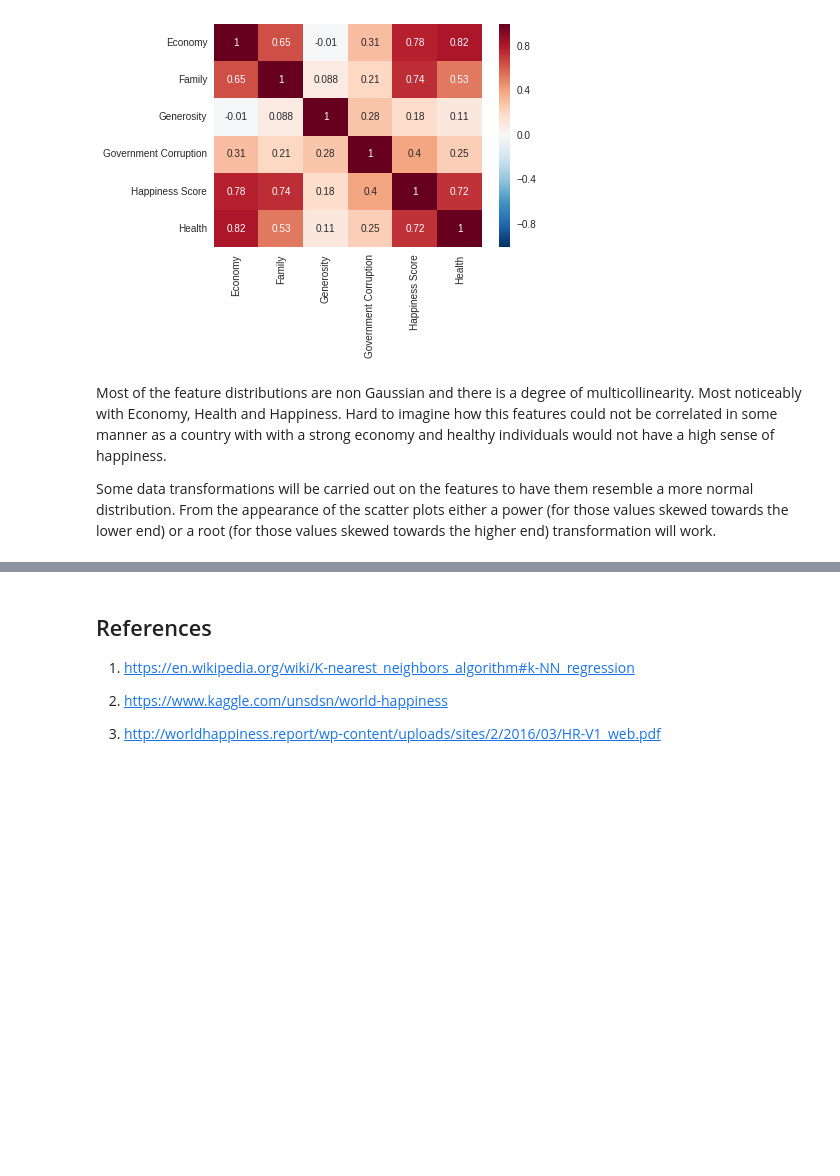
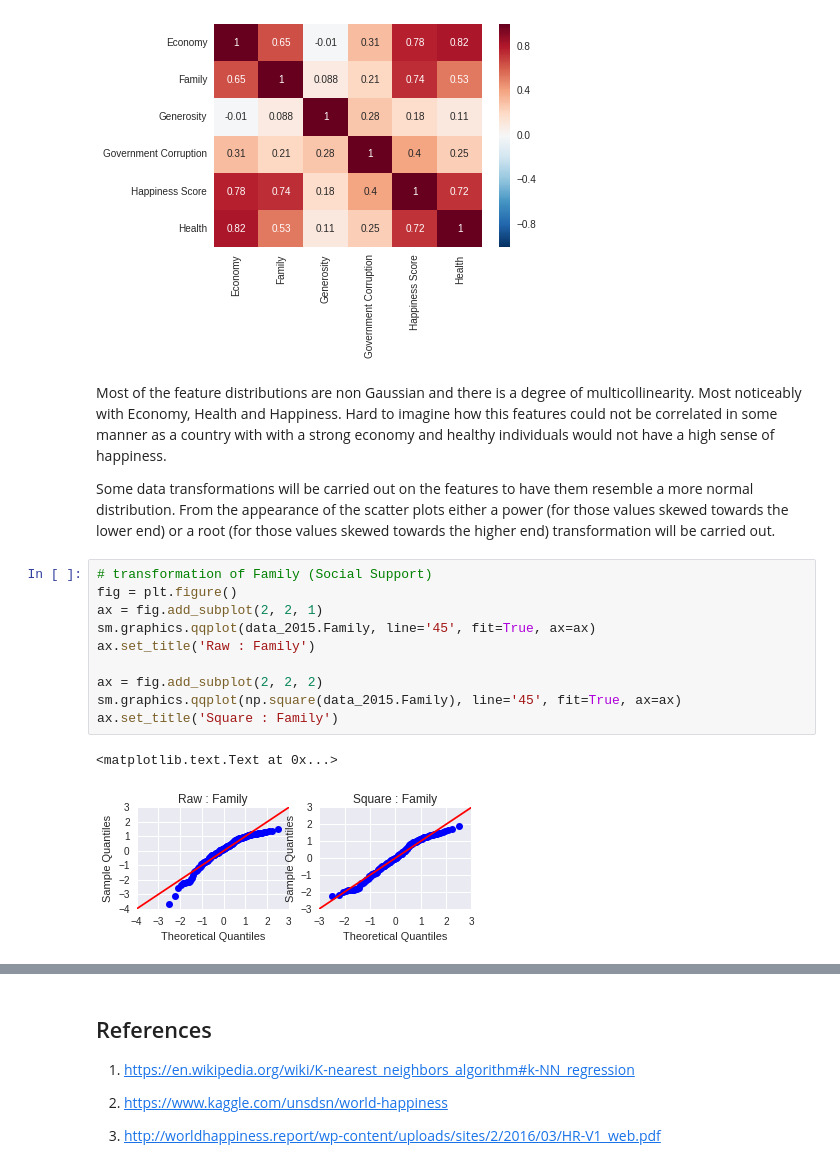
Before and after one commit to 315iah515/Thinkful-Notebooks, a Jupyter notebook: Bootcamp/SimilarityModels/Lesson1/RegressionModelComparison.ipynb, the cells around one changed output, grey strips where cells are left out. Cells and saved outputs as stored; diff of their text form; blank space fills up the shorter version.

Commit message:
completed preprocessing and transformation of happy data

```diff
--- a/Bootcamp/SimilarityModels/Lesson1/RegressionModelComparison.ipynb
+++ b/Bootcamp/SimilarityModels/Lesson1/RegressionModelComparison.ipynb
@@ -107,4 +111,17 @@ _  = sb.heatmap(corr, annot=True)
 # %% [markdown]
 Most of the feature distributions are non Gaussian and there is a degree of multicollinearity.  Most noticeably with Economy, Health and Happiness.   Hard to imagine how this features could not be correlated in some manner as a country with with a strong economy and healthy individuals would not have a high sense of happiness.
 
-Some data transformations will be carried out on the features to have them resemble a more normal distribution.   From the appearance of the scatter plots either a power (for those values skewed towards the lower end) or a root (for those values skewed towards the higher end) transformation will work.
+Some data transformations will be carried out on the features to have them resemble a more normal distribution.   From the appearance of the scatter plots either a power (for those values skewed towards the lower end) or a root (for those values skewed towards the higher end) transformation will be carried out.
+# %%
+# transformation of Family (Social Support)
+fig = plt.figure()
+ax = fig.add_subplot(2, 2, 1)
+sm.graphics.qqplot(data_2015.Family, line='45', fit=True, ax=ax)
+ax.set_title('Raw : Family')
+
+ax = fig.add_subplot(2, 2, 2)
+sm.graphics.qqplot(np.square(data_2015.Family), line='45', fit=True, ax=ax)
+ax.set_title('Square : Family')
+# %% [output]
+<matplotlib.text.Text at 0x...>
+[figure, added]
```
Also changed, not shown: parts of 9 cells of this notebook.
